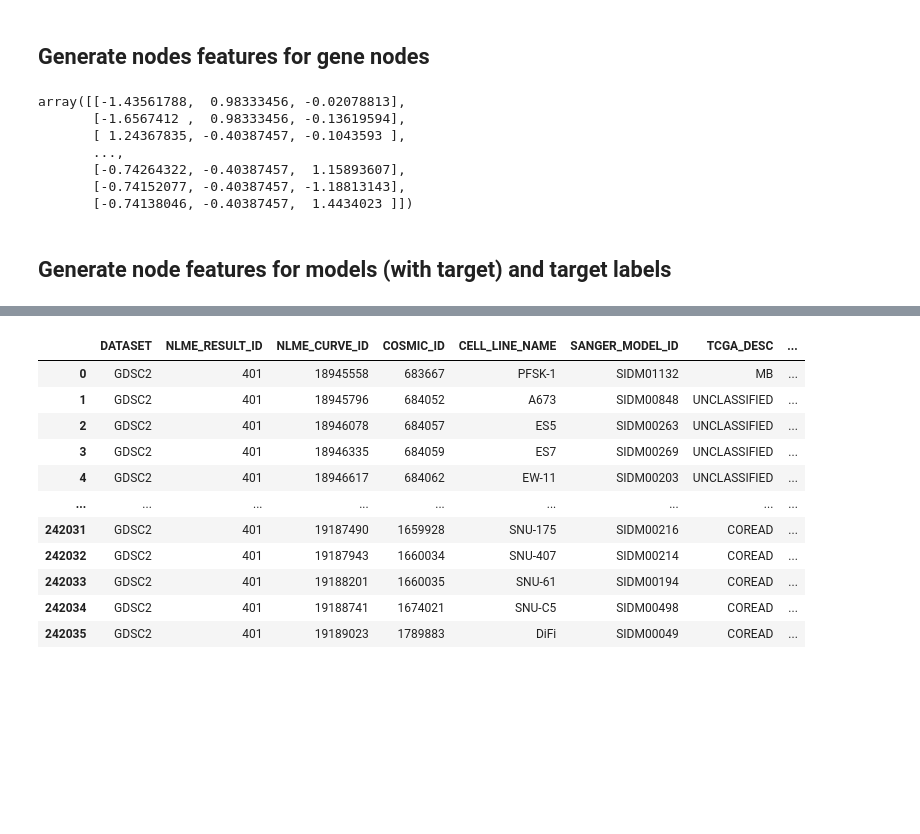
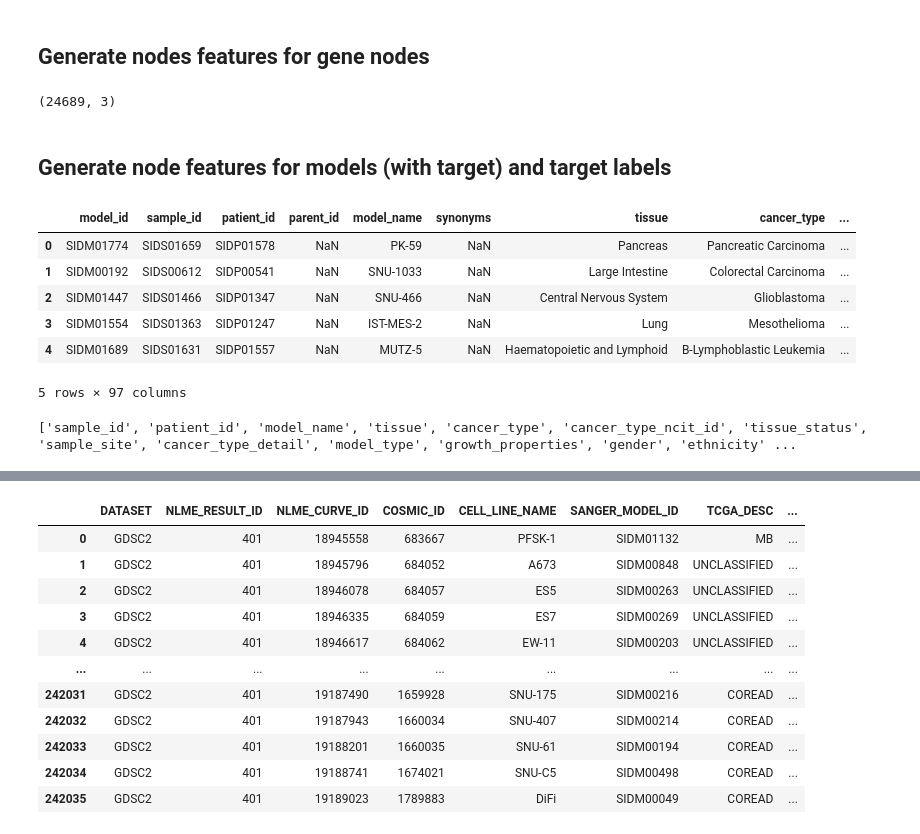
Before and after one commit to danielwalke/drug_efficiency, a Jupyter notebook: StandardAnalysis.ipynb, the cells around one changed output, grey strips where cells are left out. Saved outputs shown, nothing was run; the diff lists cells and outputs as text; code cells hidden in the pictures; blank space fills up the shorter version.

```diff
--- a/StandardAnalysis.ipynb
+++ b/StandardAnalysis.ipynb
@@ -67,16 +84,20 @@ def get_gene_features(human_genome):
 # %%
 gene_features = get_gene_features(human_genome)
-gene_features
-# %% [output]
-array([[-1.43561788,  0.98333456, -0.02078813],
-       [-1.6567412 ,  0.98333456, -0.13619594],
-       [ 1.24367835, -0.40387457, -0.1043593 ],
-       ...,
-       [-0.74264322, -0.40387457,  1.15893607],
-       [-0.74152077, -0.40387457, -1.18813143],
-       [-0.74138046, -0.40387457,  1.4434023 ]])
+# %%
+gene_features.shape
+# %% [output]
+(24689, 3)
 # %% [markdown]
 ## Generate node features for models (with target) and target labels
 # %%
 targets = pd.read_csv("target.csv",sep=";")
 models = pd.read_csv("model_list_20240110.csv")
+models.head()
+# %% [output]
+|  | model_id | sample_id | patient_id | parent_id | model_name | synonyms | tissue | cancer_type | ... |
+| 0 | SIDM01774 | SIDS01659 | SIDP01578 | NaN | PK-59 | NaN | Pancreas | Pancreatic Carcinoma | ... |
+| 1 | SIDM00192 | SIDS00612 | SIDP00541 | NaN | SNU-1033 | NaN | Large Intestine | Colorectal Carcinoma | ... |
+| 2 | SIDM01447 | SIDS01466 | SIDP01347 | NaN | SNU-466 | NaN | Central Nervous System | Glioblastoma | ... |
+| 3 | SIDM01554 | SIDS01363 | SIDP01247 | NaN | IST-MES-2 | NaN | Lung | Mesothelioma | ... |
+| 4 | SIDM01689 | SIDS01631 | SIDP01557 | NaN | MUTZ-5 | NaN | Haematopoietic and Lymphoid | B-Lymphoblastic Leukemia | ... |
+5 rows × 97 columns
@@ -83 +122,5 @@ models = pd.read_csv("model_list_20240110.csv")
+# %%
+merged_drug_model_df = get_transformed_merged_drug_model_df(models,  targets)
+# %% [output]
+['sample_id', 'patient_id', 'model_name', 'tissue', 'cancer_type', 'cancer_type_ncit_id', 'tissue_status', 'sample_site', 'cancer_type_detail', 'model_type', 'growth_properties', 'gender', 'ethnicity' ...
 # %%
```
Also changed, not shown: parts of 58 cells of this notebook.
